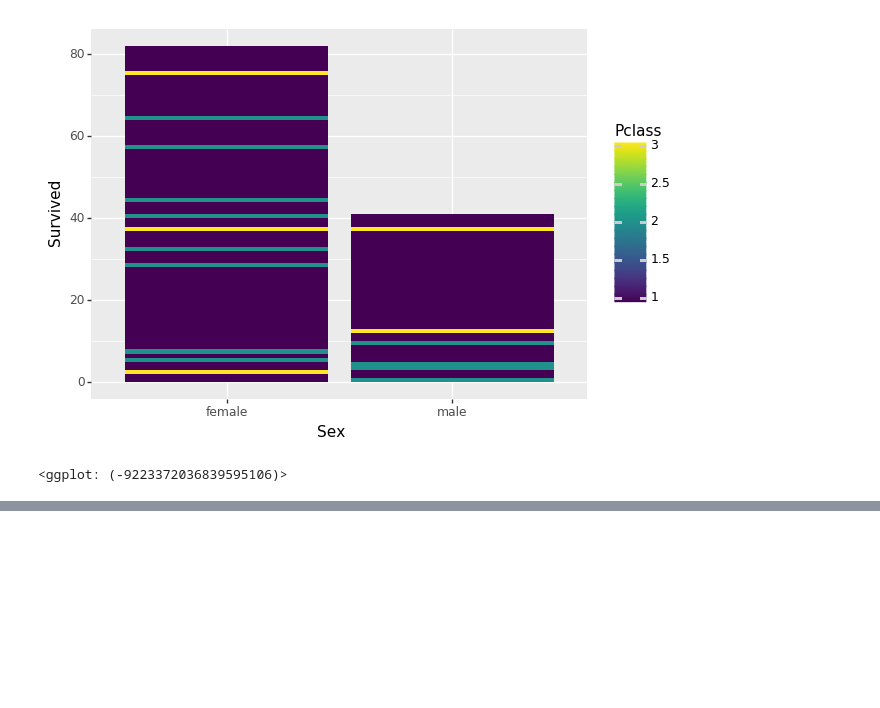
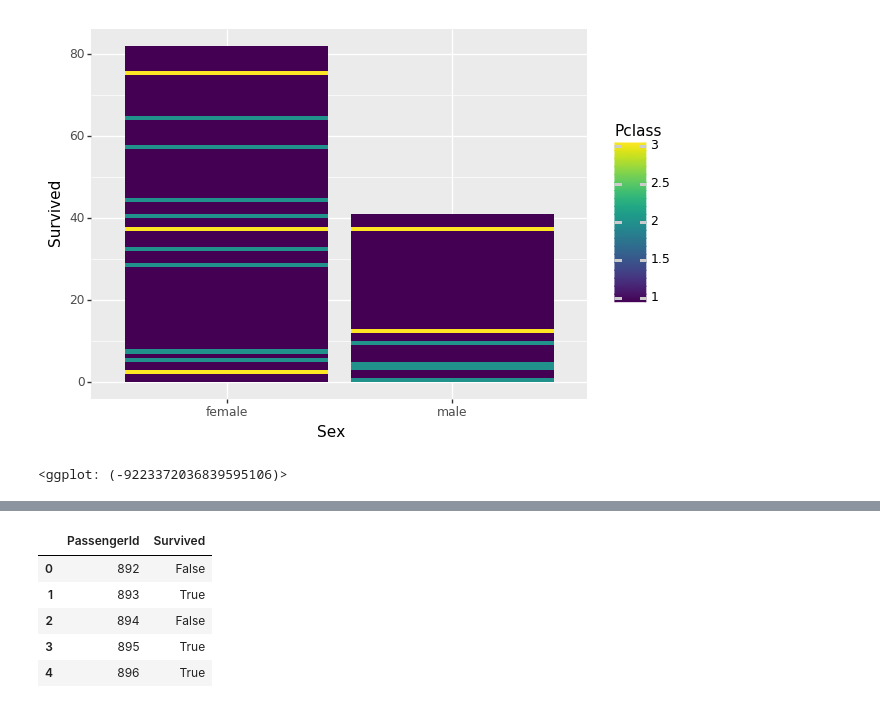
Before and after one commit to seoyeongsong/Titanic, a Jupyter notebook: 20180816_Titanic Visualization.ipynb, the cells around one changed output, grey strips where cells are left out. Cells and saved outputs as stored; diff of their text form; code cells hidden in the pictures; blank space fills up the shorter version.

```diff
--- a/20180816_Titanic Visualization.ipynb
+++ b/20180816_Titanic Visualization.ipynb
@@ -151,2 +174,4 @@ train.shape
 # %%
 # 결측치가 존재할 경우 평균값으로 대체할 수 있다.
+# %%
+test['Survived'] = 0
@@ -152,0 +184,2 @@ train.shape
+# %%
+test['Survived'] = test['Sex'] == 'female'
@@ -152,0 +192,2 @@ train.shape
+# %%
+test['Survived'] = ( test['Embarked'] == 'S') | ( test['Age'] <= 10 )
@@ -152,0 +206,11 @@ train.shape
+# %%
+submission = test[['PassengerId', 'Survived']].copy()
+# %%
+submission.head()
+# %% [output]
+|  | PassengerId | Survived |
+| 0 | 892 | False |
+| 1 | 893 | True |
+| 2 | 894 | False |
+| 3 | 895 | True |
+| 4 | 896 | True |
```
Also changed, not shown: parts of 14 cells of this notebook.
